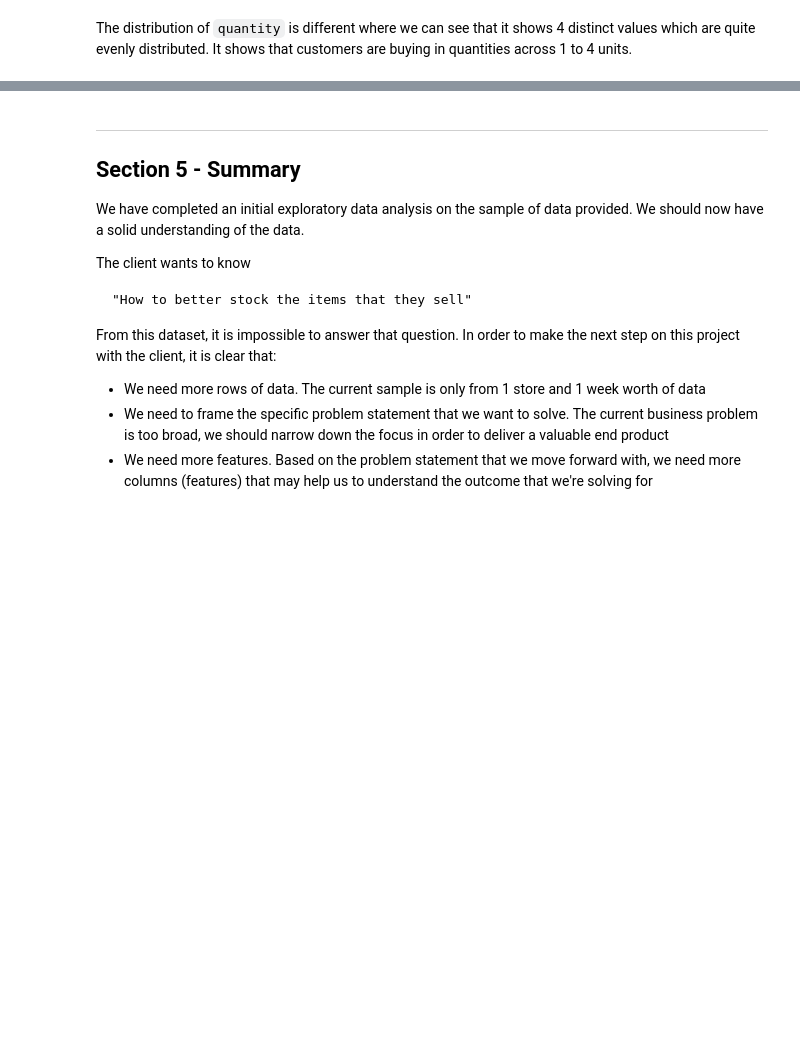
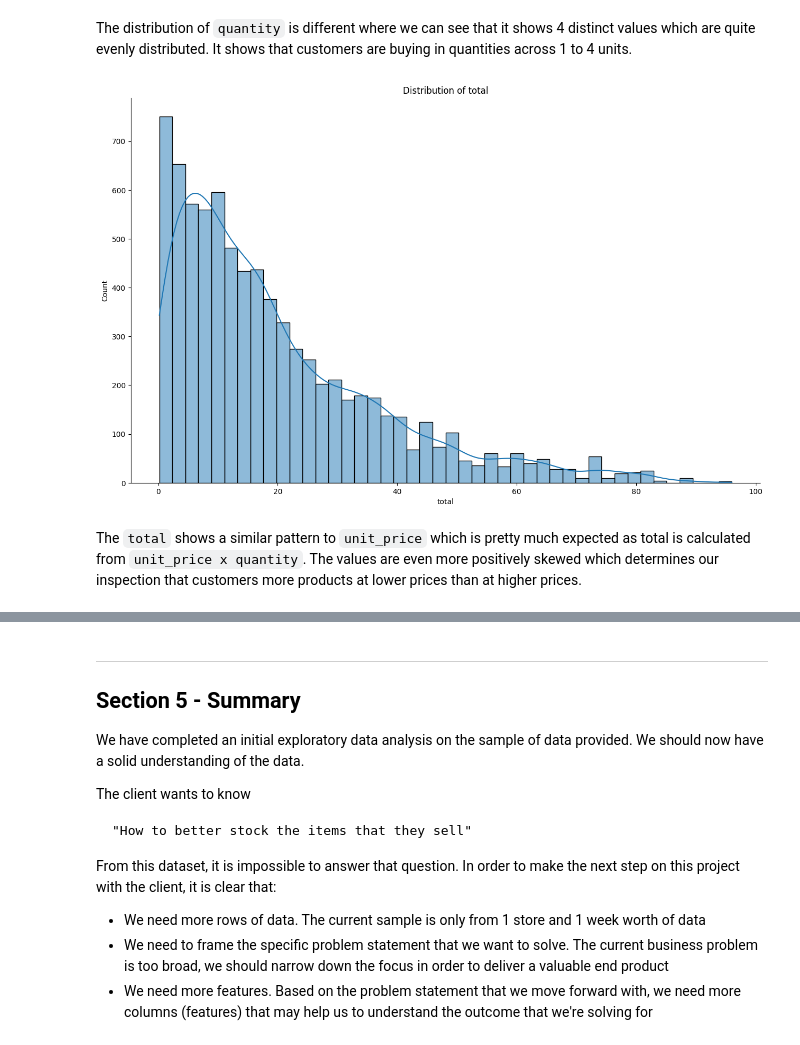
Before and after one commit to shawonsaha15/CourseWorks, a Jupyter notebook: Cognizant Artificial Intelligence/Cognizant_AI.ipynb, the cells around one changed output, grey strips where cells are left out. Saved outputs shown, nothing was run; the diff lists cells and outputs as text; code cells hidden in the pictures; blank space fills up the shorter version.

Commit message:
Visualization update

```diff
--- a/Cognizant Artificial Intelligence/Cognizant_AI.ipynb
+++ b/Cognizant Artificial Intelligence/Cognizant_AI.ipynb
@@ -184,3 +184,10 @@ plot_continuous_distribution(df, 'quantity')
 [figure]
 # %% [markdown]
 The distribution of `quantity` is different where we can see that it shows 4 distinct values which are quite evenly distributed. It shows that customers are buying in quantities across 1 to 4 units.
+# %%
+plot_continuous_distribution(df, 'total')
+# %% [output]
+[figure, added]
+# %% [markdown]
+The `total` shows a similar pattern to `unit_price` which is pretty much expected as total is calculated from `unit_price x quantity`.
+The values are even more positively skewed which determines our inspection that customers more products at lower prices than at higher prices.
```
Also changed, not shown: parts of 6 cells of this notebook.
